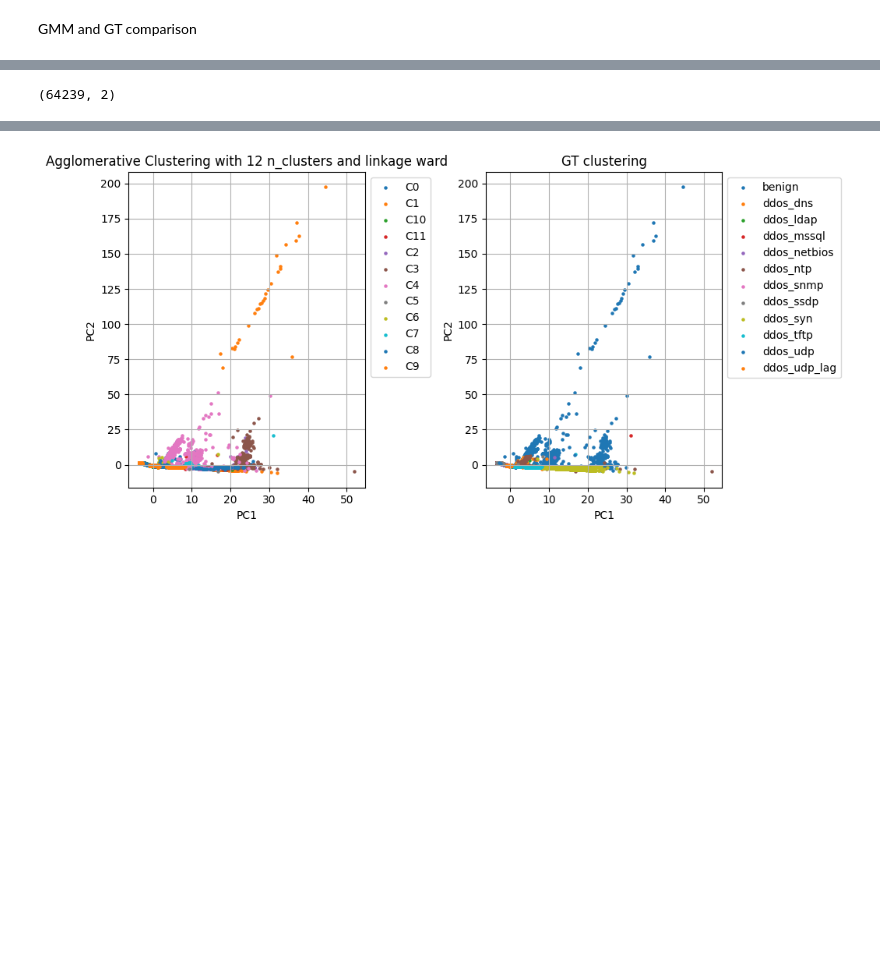
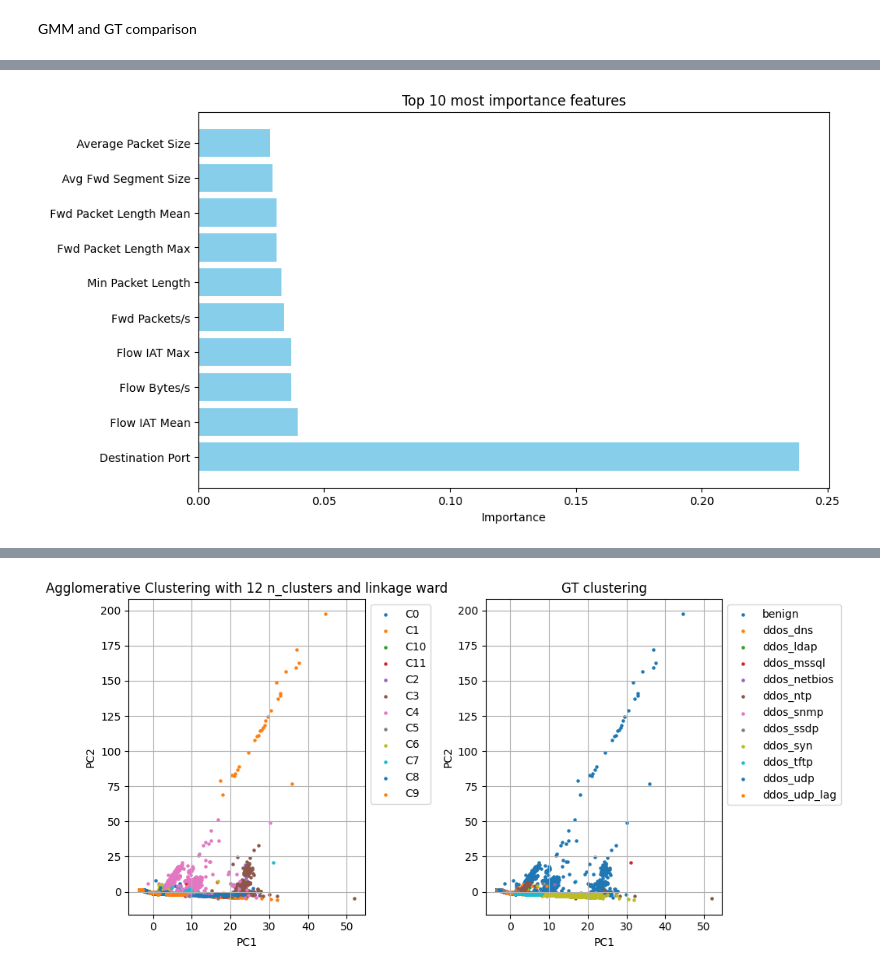
Before and after one commit to federicomirra01/DDoS_analysis_project, a Jupyter notebook: Section_4.ipynb, the cells around one changed output, grey strips where cells are left out. Saved outputs shown, nothing was run; the diff lists cells and outputs as text; code cells hidden in the pictures; blank space fills up the shorter version.

```diff
--- a/Section_4.ipynb
+++ b/Section_4.ipynb
@@ -125,7 +125,3 @@ df = pd.read_csv('ddos_scaled.csv', low_memory=False)
 pca_result = pd.read_csv('pca_dataframe.csv', low_memory=False)
 # %%
 df = df.drop(columns='Unnamed: 0')
-# %%
-pca_result[['c1', 'c2']].shape
-# %% [output]
-(64239, 2)
@@ -136,0 +128,18 @@ labels = k_model.fit(pca_result).labels_
+# %%
+k_model = KMeans(n_clusters=15, init='random', random_state=None, n_init=1)
+labels = k_model.fit(pca_result).labels_
+
+clf = RandomForestClassifier()
+clf.fit(df, labels)
+
+feature_importance = clf.feature_importances_
+feature_importance_df = pd.DataFrame({'Feature':df.columns, 'Importance':feature_importance})
+feature_importance_df = feature_importance_df.sort_values(by='Importance', ascending=False)
+
+plt.figure(figsize=(10, 6))
+plt.barh(feature_importance_df['Feature'][:10], feature_importance_df['Importance'][:10], color='skyblue')
+plt.xlabel('Importance')
+plt.title('Top 10 most importance features')
+plt.show()
+# %% [output]
+[figure, added]
```
Also changed, not shown: parts of 16 cells of this notebook, 2 other files.
